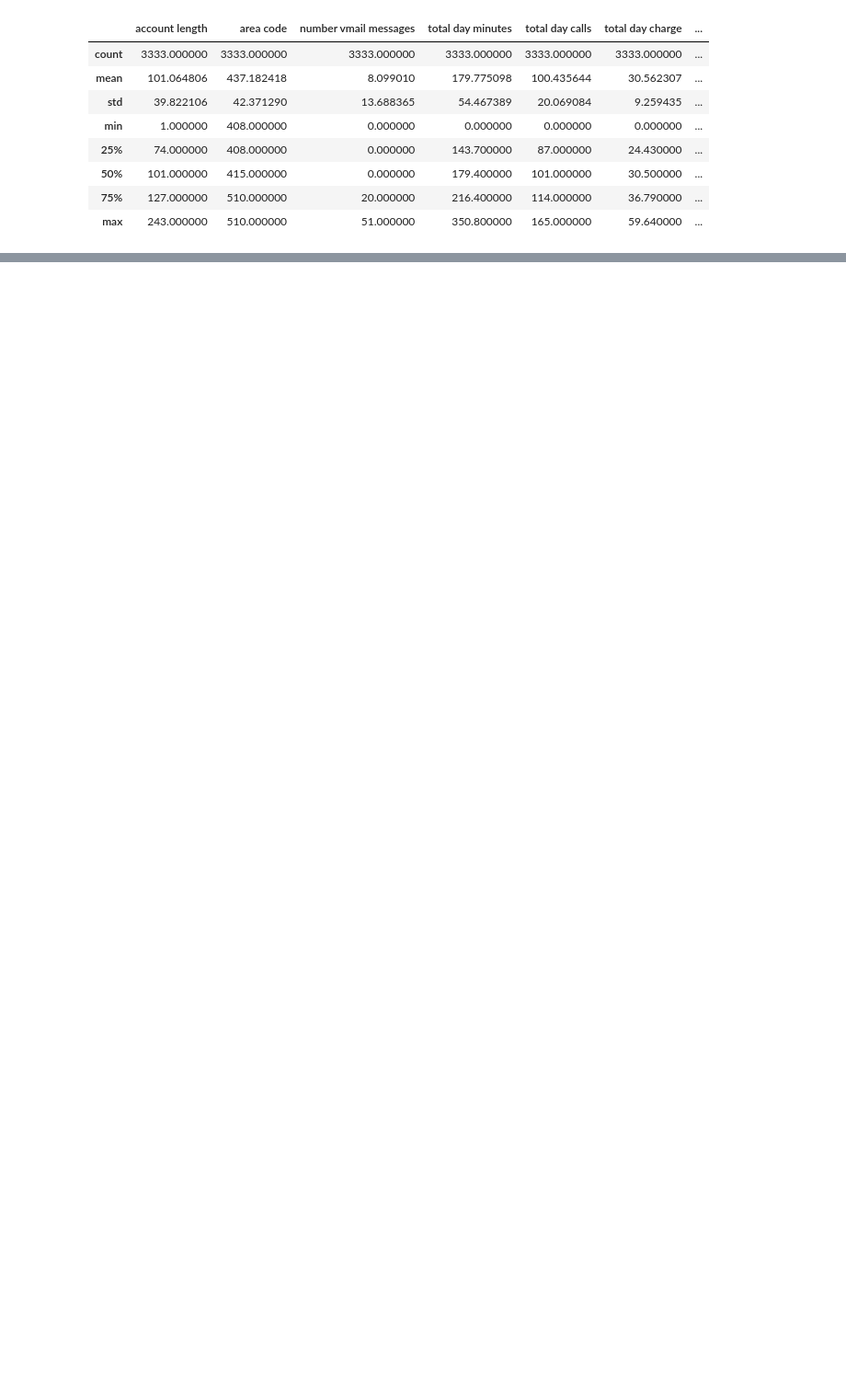
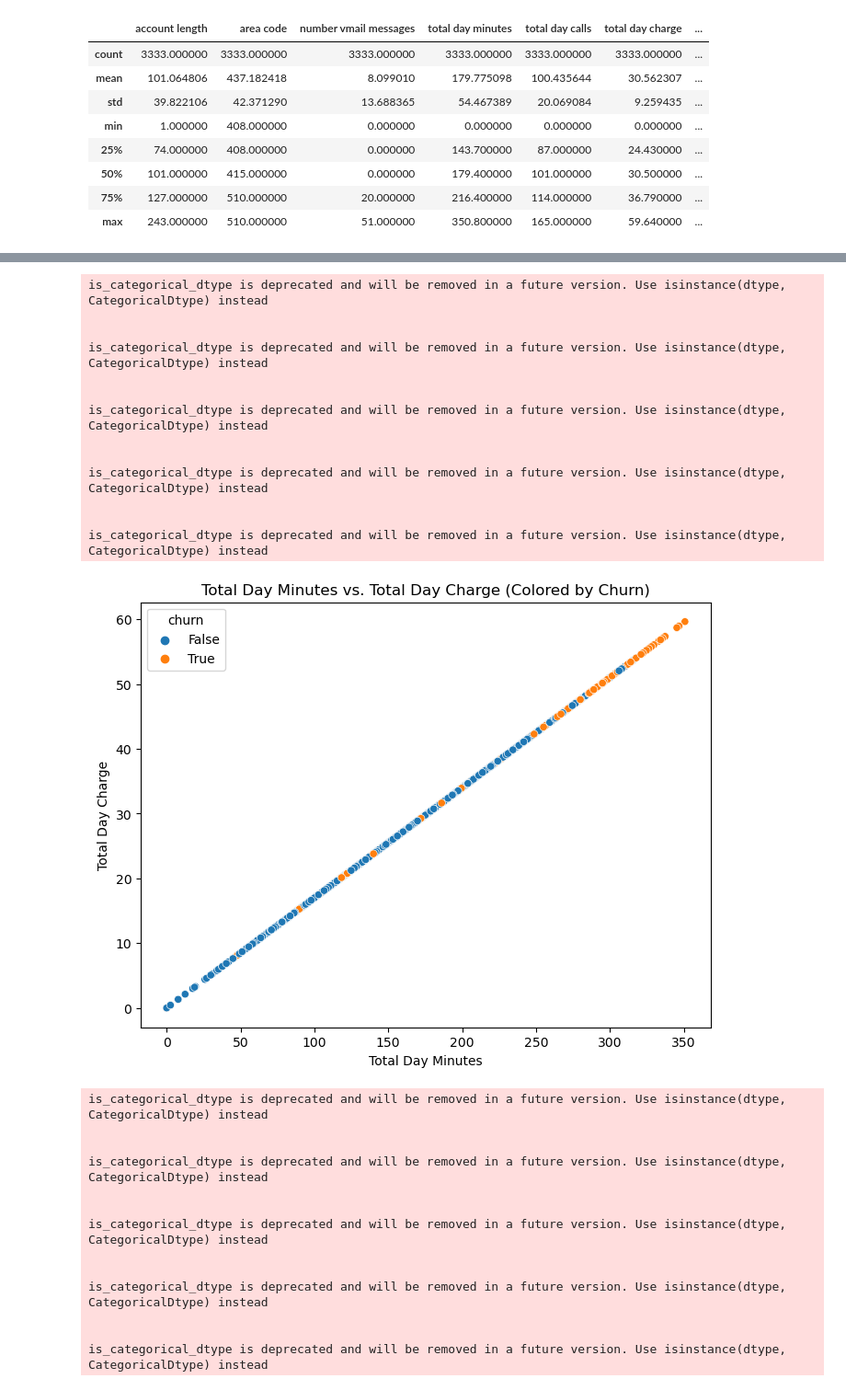
Before and after one commit to Milton254/phase3, a Jupyter notebook: index.ipynb, the cells around one changed output, grey strips where cells are left out. Shown at 92% size. Drawn from its saved outputs; the diff is of its cells as text; code cells hidden in the pictures; blank space fills up the shorter version.

```diff
--- a/index.ipynb
+++ b/index.ipynb
@@ -82,0 +242,68 @@ ValueError: could not convert string to float: 'KS'
+# %%
+# Scatterplot: Total Day Minutes vs. Total Day Charge with hue of churn
+plt.figure(figsize=(8, 6))
+sns.scatterplot(x='total day minutes', y='total day charge', hue='churn', data=data)
+plt.title('Total Day Minutes vs. Total Day Charge (Colored by Churn)')
+plt.xlabel('Total Day Minutes')
+plt.ylabel('Total Day Charge')
+plt.show()
+
+# Scatterplot: Total Eve Minutes vs. Total Eve Charge with hue of churn
+plt.figure(figsize=(8, 6))
+sns.scatterplot(x='total eve minutes', y='total eve charge', hue='churn', data=data)
+plt.title('Total Eve Minutes vs. Total Eve Charge (Colored by Churn)')
+plt.xlabel('Total Eve Minutes')
+plt.ylabel('Total Eve Charge')
+plt.show()
+
+# Scatterplot: Total Night Minutes vs. Total Night Charge with hue of churn
+plt.figure(figsize=(8, 6))
+sns.scatterplot(x='total night minutes', y='total night charge', hue='churn', data=data)
+plt.title('Total Night Minutes vs. Total Night Charge (Colored by Churn)')
+plt.xlabel('Total Night Minutes')
+plt.ylabel('Total Night Charge')
+plt.show()
+
+# Scatterplot: Total Intl Minutes vs. Total Intl Charge with hue of churn
+plt.figure(figsize=(8, 6))
+sns.scatterplot(x='total intl minutes', y='total intl charge', hue='churn', data=data)
+plt.title('Total Intl Minutes vs. Total Intl Charge (Colored by Churn)')
+plt.xlabel('Total Intl Minutes')
+plt.ylabel('Total Intl Charge')
+plt.show()
+
+# Scatterplot: Customer Service Calls vs. Churn with hue of churn
+plt.figure(figsize=(8, 6))
+sns.scatterplot(x='customer service calls', y='churn', hue='churn', data=data)
+plt.title('Customer Service Calls vs. Churn (Colored by Churn)')
+plt.xlabel('Customer Service Calls')
+plt.ylabel('Churn')
+plt.show()
+# %% [output]
+is_categorical_dtype is deprecated and will be removed in a future version. Use isinstance(dtype, CategoricalDtype) instead
+
+
+is_categorical_dtype is deprecated and will be removed in a future version. Use isinstance(dtype, CategoricalDtype) instead
+
+
+is_categorical_dtype is deprecated and will be removed in a future version. Use isinstance(dtype, CategoricalDtype) instead
+
+
+is_categorical_dtype is deprecated and will be removed in a future version. Use isinstance(dtype, CategoricalDtype) instead
+
+
+is_categorical_dtype is deprecated and will be removed in a future version. Use isinstance(dtype, CategoricalDtype) instead
+[figure, added]
+is_categorical_dtype is deprecated and will be removed in a future version. Use isinstance(dtype, CategoricalDtype) instead
+
+
+is_categorical_dtype is deprecated and will be removed in a future version. Use isinstance(dtype, CategoricalDtype) instead
+
+
+is_categorical_dtype is deprecated and will be removed in a future version. Use isinstance(dtype, CategoricalDtype) instead
+
+
+is_categorical_dtype is deprecated and will be removed in a future version. Use isinstance(dtype, CategoricalDtype) instead
+
+
+is_categorical_dtype is deprecated and will be removed in a future version. Use isinstance(dtype, CategoricalDtype) instead
```
Also changed, not shown: parts of 20 cells of this notebook.
